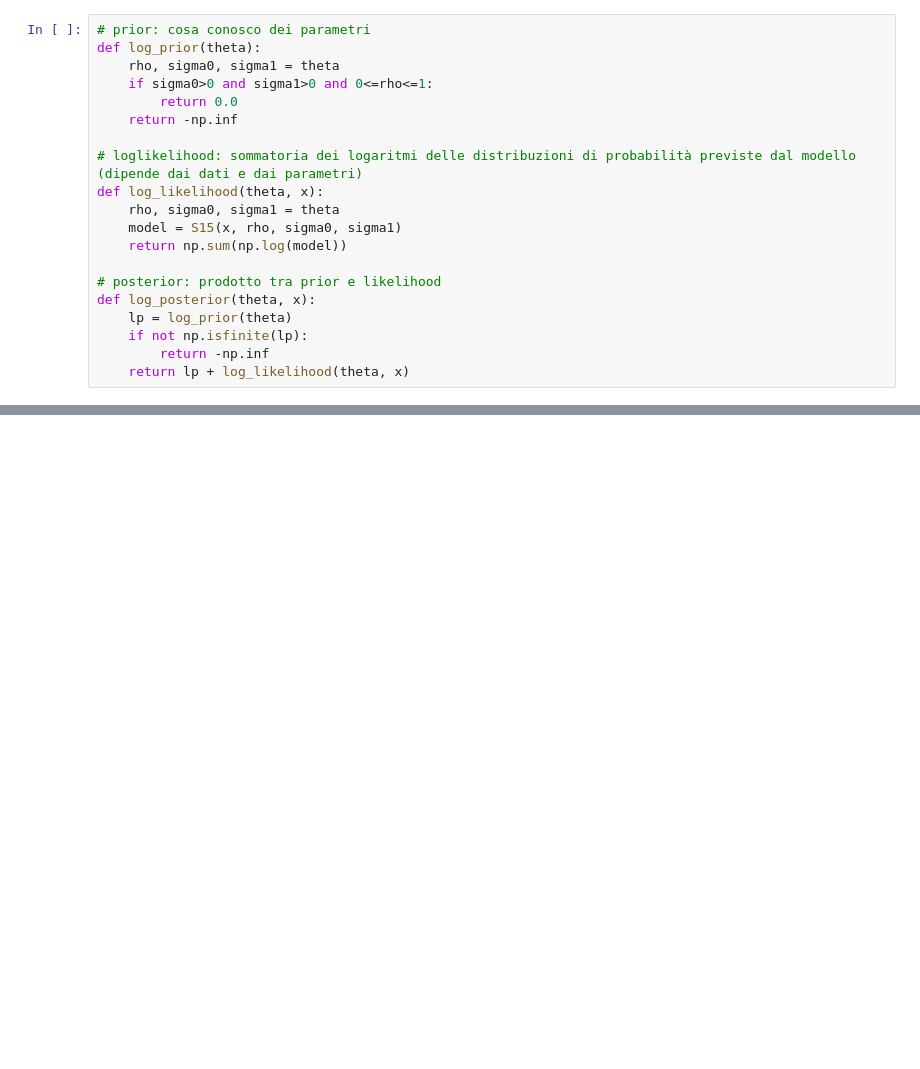
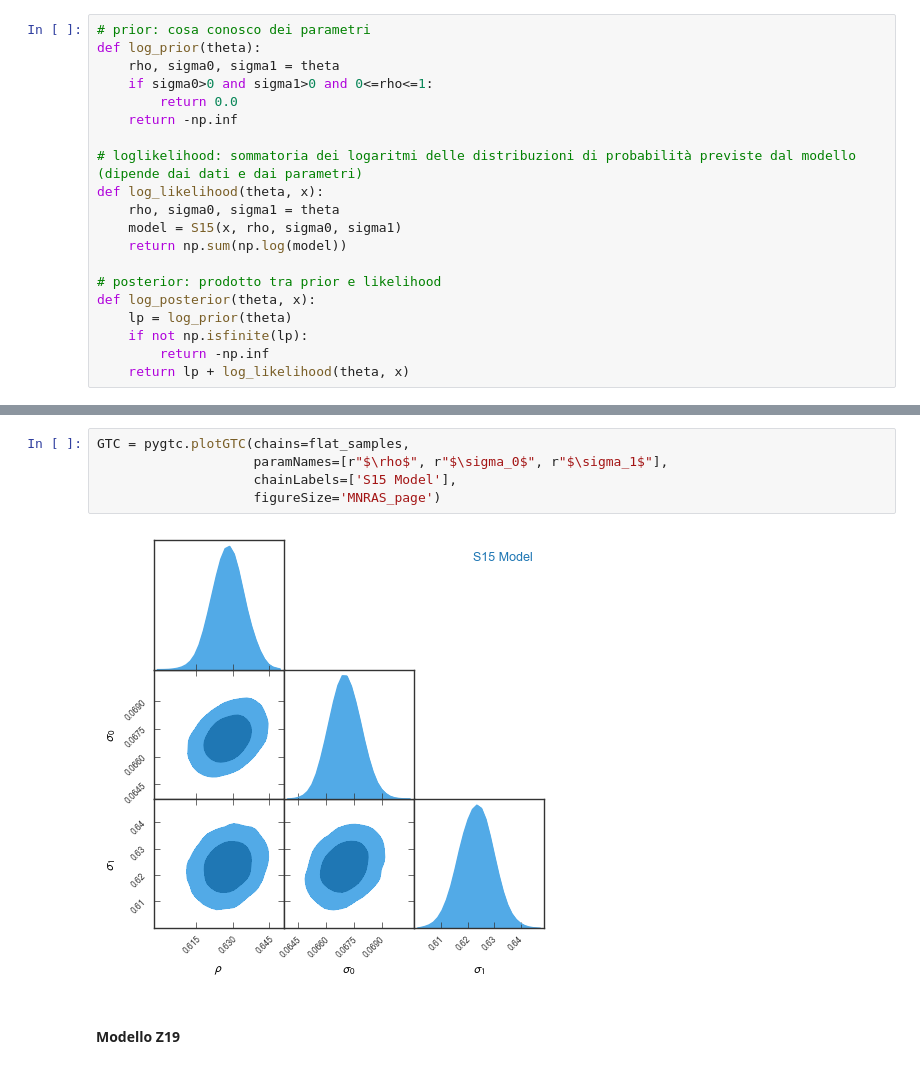
Before and after one commit to LoivX/RMDA, a Jupyter notebook: Esame.ipynb, the cells around one changed output, grey strips where cells are left out. Drawn from its saved outputs; the diff is of its cells as text; blank space fills up the shorter version.

```diff
--- a/Esame.ipynb
+++ b/Esame.ipynb
@@ -297,0 +320,9 @@ ValueError: operands could not be broadcast together with shapes (3,) (32,2)
+# %%
+GTC = pygtc.plotGTC(chains=flat_samples,
+                    paramNames=[r"$\rho$", r"$\sigma_0$", r"$\sigma_1$"],
+                    chainLabels=['S15 Model'],
+                    figureSize='MNRAS_page')
+# %% [output]
+[figure, added]
+# %% [markdown]
+#### Modello Z19
```
Also changed, not shown: parts of 7 cells of this notebook.
